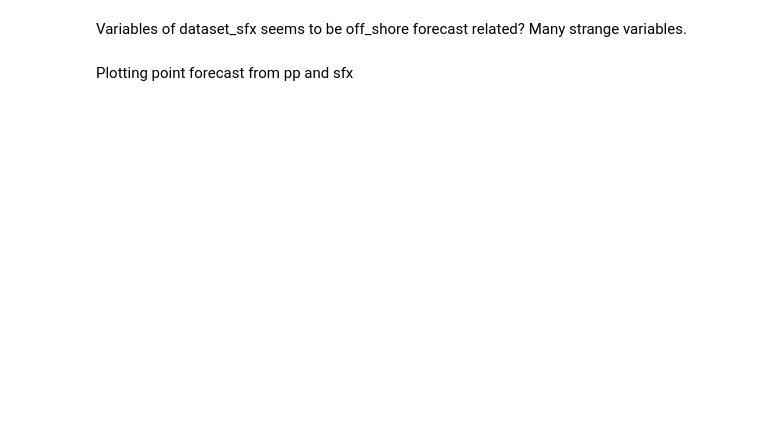
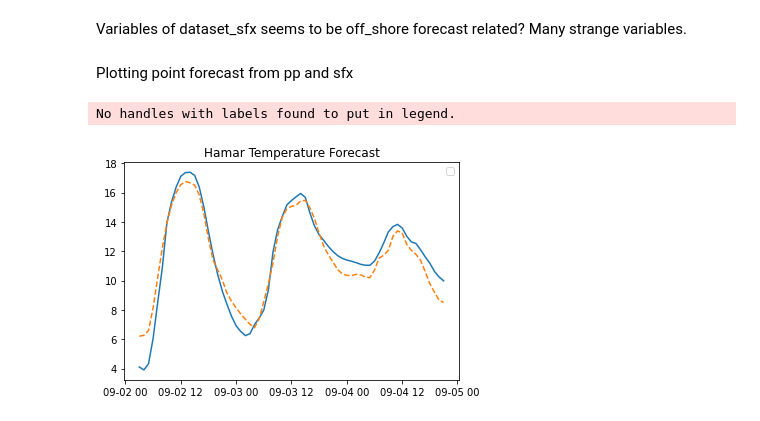
Before and after one commit to eirikngard/GEO4902, a Jupyter notebook: Access_forecast.ipynb, the cells around one changed output. Cells and saved outputs as stored; diff of their text form; code cells hidden in the pictures; blank space fills up the shorter version.

```diff
--- a/Access_forecast.ipynb
+++ b/Access_forecast.ipynb
@@ -187,4 +97,19 @@ Data variables:
 Variables of dataset_sfx seems to be off_shore forecast related? Many strange variables.
 # %% [markdown]
 Plotting point forecast from pp and sfx
+# %%
+[ix,jx] = findindex(dataset_pp.latitude,dataset_pp.longitude,60.47,11.40) # Hamar
+temp = dataset_pp.air_temperature_2m[:,0,ix,jx]
+temp1 = dataset.air_temperature_2m[:,0,ix,jx]
+
+from matplotlib import pyplot as plt
+
+plt.plot(dataset_pp.time, temp-273, '-')
+plt.plot(dataset.time, temp1-273, '--')
+plt.legend()
+plt.title("Hamar Temperature Forecast")
+plt.show()
+# %% [output]
+No handles with labels found to put in legend.
+[figure, added]
 # %%
```
Also changed, not shown: parts of 6 cells of this notebook.
